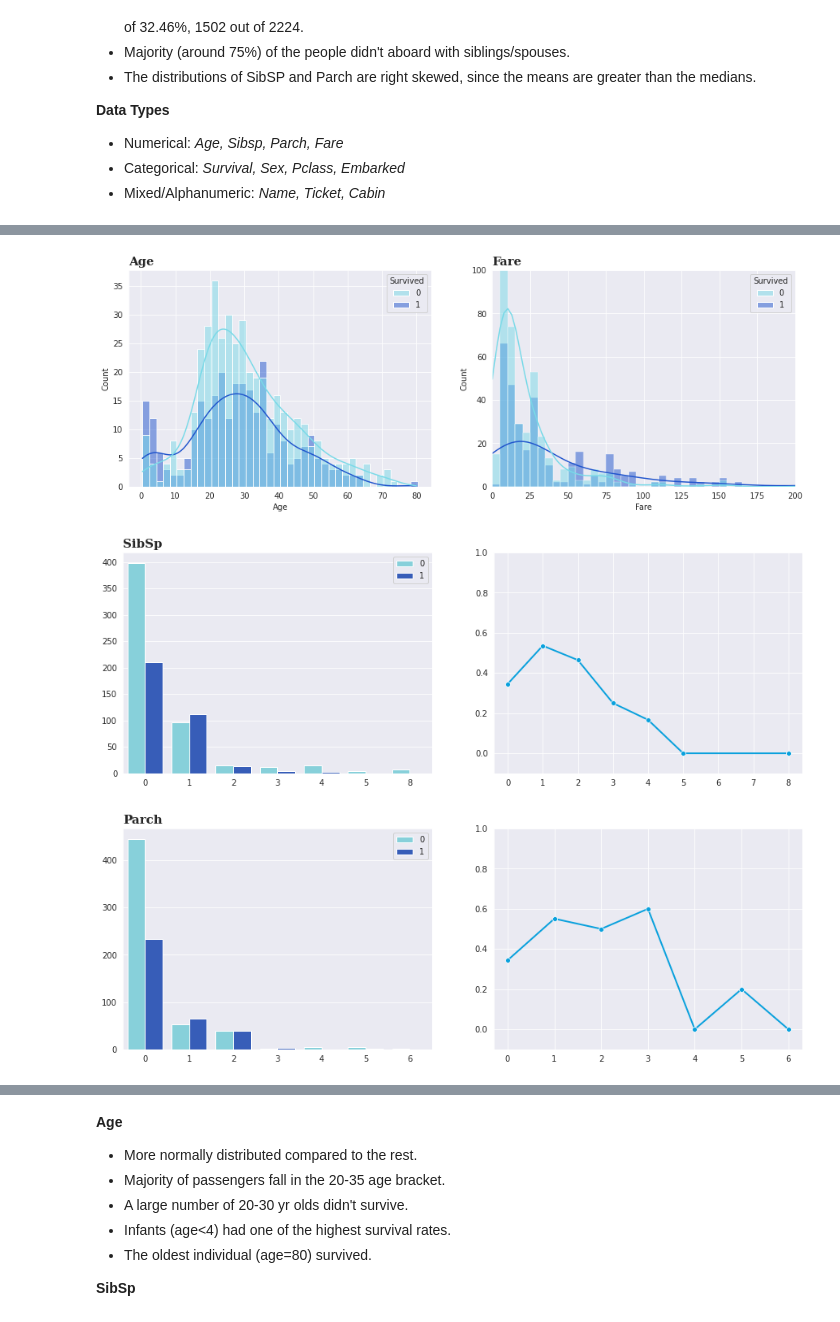
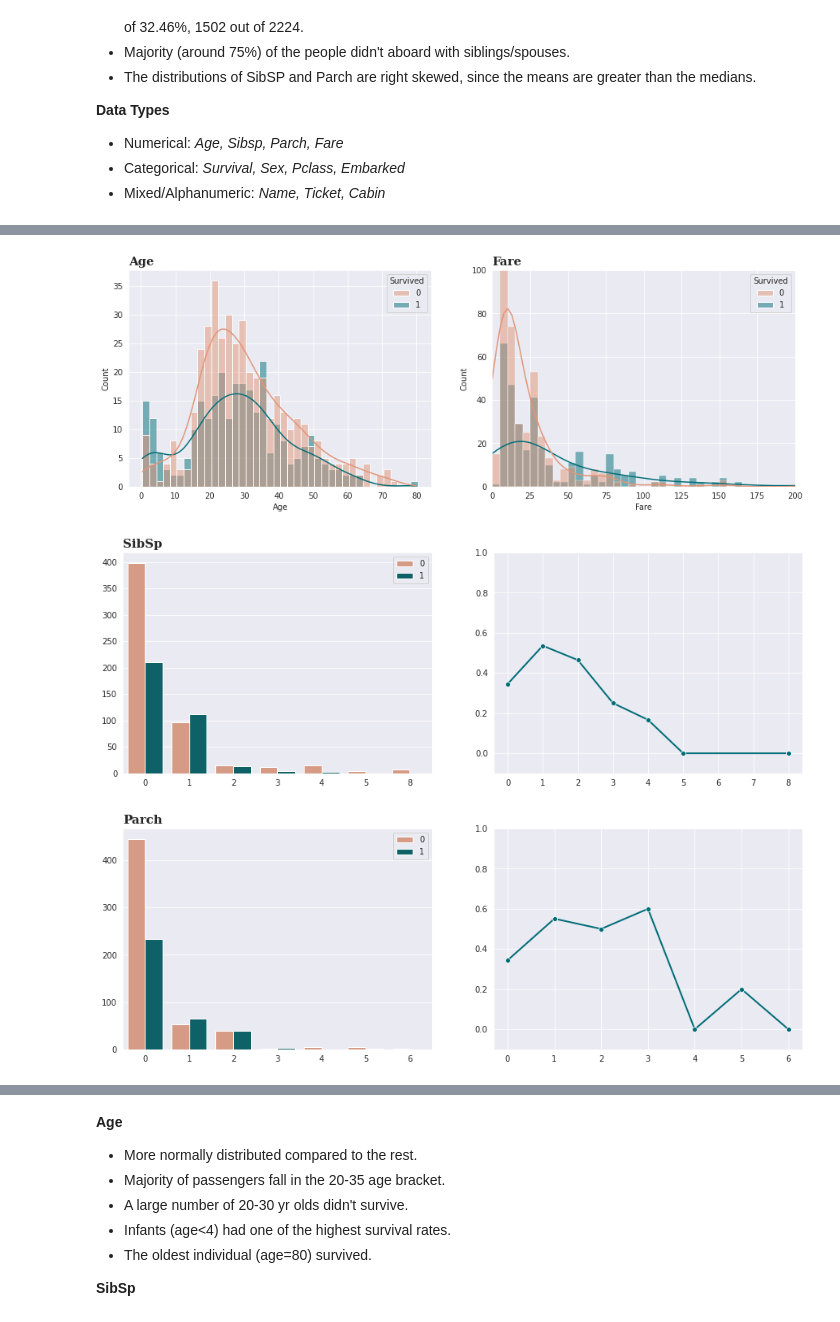
Before and after one commit to KenshiDragon/Attack_on_Titanic-EDA-and-Modelling, a Jupyter notebook: attack-on-titanic-solution-no-data-leakage.ipynb, the cells around one changed output, grey strips where cells are left out. Saved outputs shown, nothing was run; the diff lists cells and outputs as text; code cells hidden in the pictures.

```diff
--- a/attack-on-titanic-solution-no-data-leakage.ipynb
+++ b/attack-on-titanic-solution-no-data-leakage.ipynb
@@ -135,5 +133,5 @@ I picked a cold and chilling palette to fit the theme of the project.
 # %%
 # Create and set palette
-colors = ['#79DAE8', '#2155CD']
+colors = ['#006D77', '#83C5BE', '#EDF6F9', '#FFDDD2', '#E29578']
 sns.set_palette(sns.color_palette(colors))
 # %% [markdown]
@@ -141,4 +139,6 @@ sns.set_palette(sns.color_palette(colors))
 For the numerical variables, the seaborn **pairplot** will be helpful in presenting the pariwise relationships across each numerical variables. The diagonal plots are the main focus here as they are treated as distribution plots of the features. The rest is just being extra and for eye candy.
+# %%
+survived=['#E29578', '#006D77']
 # %%
 # Separate the training set into groups of numerical and categorical variables.
 # Don't worry, the 'Survived' was only included in the numerical category so we can use it to classify the features when we create the pairplot
@@ -155,7 +155,7 @@ sns.pairplot(df_num, hue='Survived')
 fig= plt.figure(figsize=(15, 5))
 
 ax = fig.add_subplot(1,2,1)
-sns.histplot(data=train_df, x="Age", hue="Survived", binwidth=2, kde=True)
+sns.histplot(data=train_df, x="Age", hue="Survived", binwidth=2, kde=True, palette=survived)
 plt.title('Age',
           fontsize = 15,
           fontweight = 'bold',
@@ -163,41 +163,41 @@ plt.title('Age',
           loc = 'left')
 
 plt.subplot(1,2,2)
-sns.histplot(data=train_df, x="Fare", hue="Survived", binwidth=5, kde=True)
+sns.histplot(data=train_df, x="Fare", hue="Survived", binwidth=5, kde=True, palette=survived)
 plt.title('Fare',
           fontsize = 15,
           fontweight = 'bold',
           fontfamily = 'serif',
           loc = 'left')
 
 # Zoomed along the axes for clearer observation of Fare distribution
 plt.xlim([0, 200])
 plt.ylim([0, 100])
 
 # Define a function to create countplots with the desired style and format
 def count_plot(df, x, y):
     fig = plt.figure(figsize = (15, 5))
 
     plt.subplot(1,2,1)
-    ax = sns.countplot( x=df[x].dropna(), hue=df[y], palette=['#79DAE8', '#2155CD'])
+    ax = sns.countplot( x=df[x].dropna(), hue=df[y], palette=survived)
     plt.legend(loc='upper right')
     plt.title(str(x),
           fontsize = 15,
           fontweight = 'bold',
           fontfamily = 'serif',
           loc = 'left')
     ax.set(xlabel=None, ylabel=None)
 
     plt.subplot(1,2,2)
     plt.ylim(-0.1, 1)
-    ax = sns.lineplot(x=df[x], y=df[y], data=df, ci=None, linewidth=2, marker="o", color='#0AA1DD')
+    ax = sns.lineplot(x=df[x], y=df[y], data=df, ci=None, linewidth=2, marker="o", color='#006D77')
     ax.set(xlabel=None, ylabel=None)
 
     plt.show()
 
 count_plot(train_df, 'SibSp', 'Survived')
 count_plot(train_df, 'Parch', 'Survived')
 # %% [output]
-[figure, old version]
+[figure, new version]
-[figure, old version]
+[figure, new version]
-[figure, old version]
+[figure, new version]
```
Also changed, not shown: parts of 93 cells of this notebook.
